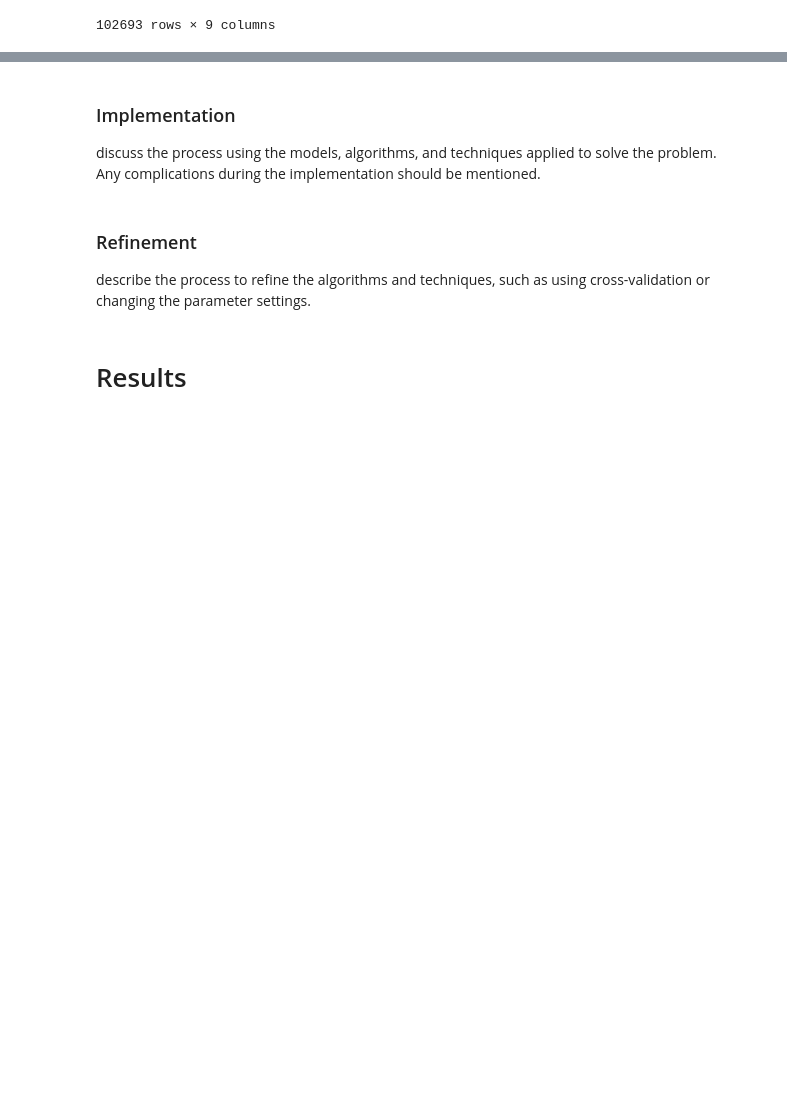
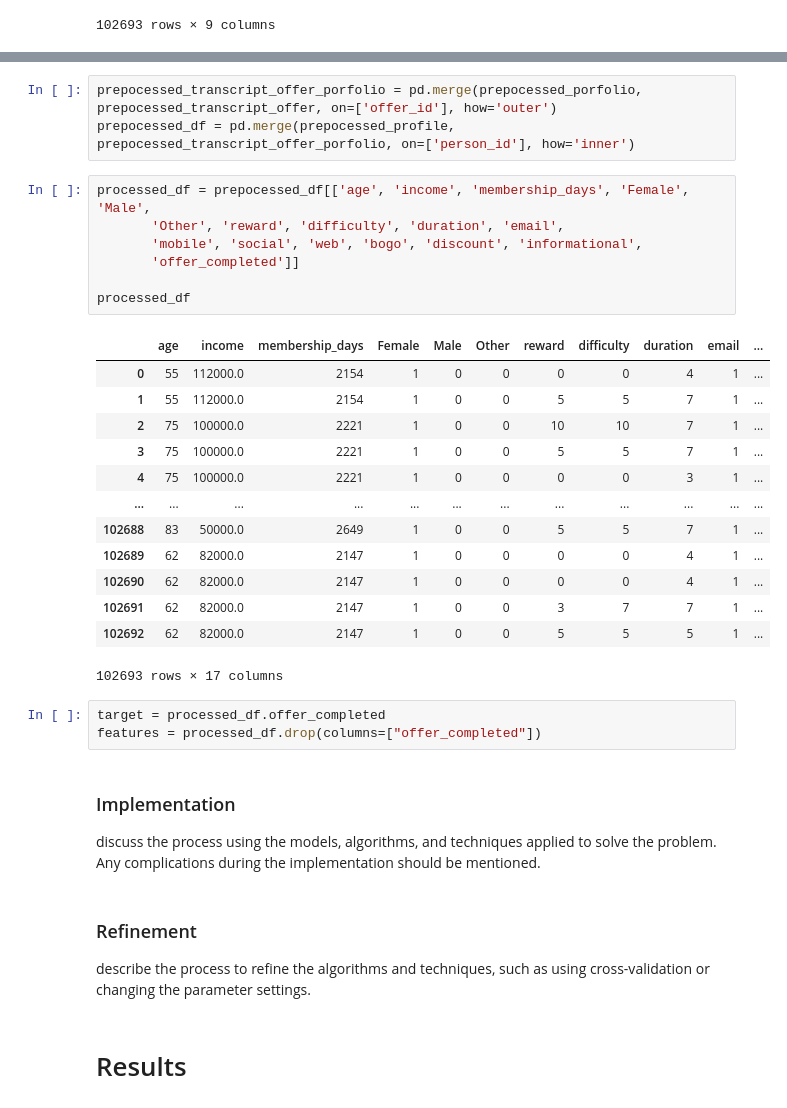
Before and after one commit to hunglng/dsnd-starbuck, a Jupyter notebook: Starbucks_Capstone_notebook.ipynb, the cells around one changed output, grey strips where cells are left out. Saved outputs shown, nothing was run; the diff lists cells and outputs as text; blank space fills up the shorter version.

```diff
--- a/Starbucks_Capstone_notebook.ipynb
+++ b/Starbucks_Capstone_notebook.ipynb
@@ -597,3 +576,30 @@ prepocessed_transcript_offer
+# %%
+prepocessed_transcript_offer_porfolio = pd.merge(prepocessed_porfolio, prepocessed_transcript_offer, on=['offer_id'], how='outer')
+prepocessed_df = pd.merge(prepocessed_profile, prepocessed_transcript_offer_porfolio, on=['person_id'], how='inner')
+# %%
+processed_df = prepocessed_df[['age', 'income', 'membership_days', 'Female', 'Male',
+       'Other', 'reward', 'difficulty', 'duration', 'email',
+       'mobile', 'social', 'web', 'bogo', 'discount', 'informational',
+       'offer_completed']]
+
+processed_df
+# %% [output]
+|  | age | income | membership_days | Female | Male | Other | reward | difficulty | duration | email | ... |
+| 0 | 55 | 112000.0 | 2154 | 1 | 0 | 0 | 0 | 0 | 4 | 1 | ... |
+| 1 | 55 | 112000.0 | 2154 | 1 | 0 | 0 | 5 | 5 | 7 | 1 | ... |
+| 2 | 75 | 100000.0 | 2221 | 1 | 0 | 0 | 10 | 10 | 7 | 1 | ... |
+| 3 | 75 | 100000.0 | 2221 | 1 | 0 | 0 | 5 | 5 | 7 | 1 | ... |
+| 4 | 75 | 100000.0 | 2221 | 1 | 0 | 0 | 0 | 0 | 3 | 1 | ... |
+| ... | ... | ... | ... | ... | ... | ... | ... | ... | ... | ... | ... |
+| 102688 | 83 | 50000.0 | 2649 | 1 | 0 | 0 | 5 | 5 | 7 | 1 | ... |
+| 102689 | 62 | 82000.0 | 2147 | 1 | 0 | 0 | 0 | 0 | 4 | 1 | ... |
+| 102690 | 62 | 82000.0 | 2147 | 1 | 0 | 0 | 0 | 0 | 4 | 1 | ... |
+| 102691 | 62 | 82000.0 | 2147 | 1 | 0 | 0 | 3 | 7 | 7 | 1 | ... |
+| 102692 | 62 | 82000.0 | 2147 | 1 | 0 | 0 | 5 | 5 | 5 | 1 | ... |
+102693 rows × 17 columns
+# %%
+target = processed_df.offer_completed
+features = processed_df.drop(columns=["offer_completed"])
 # %% [markdown]
 ### Implementation
 discuss the process using the models, algorithms, and techniques applied to solve the problem. Any complications during the implementation should be mentioned.
```
Also changed, not shown: parts of 7 cells of this notebook.
